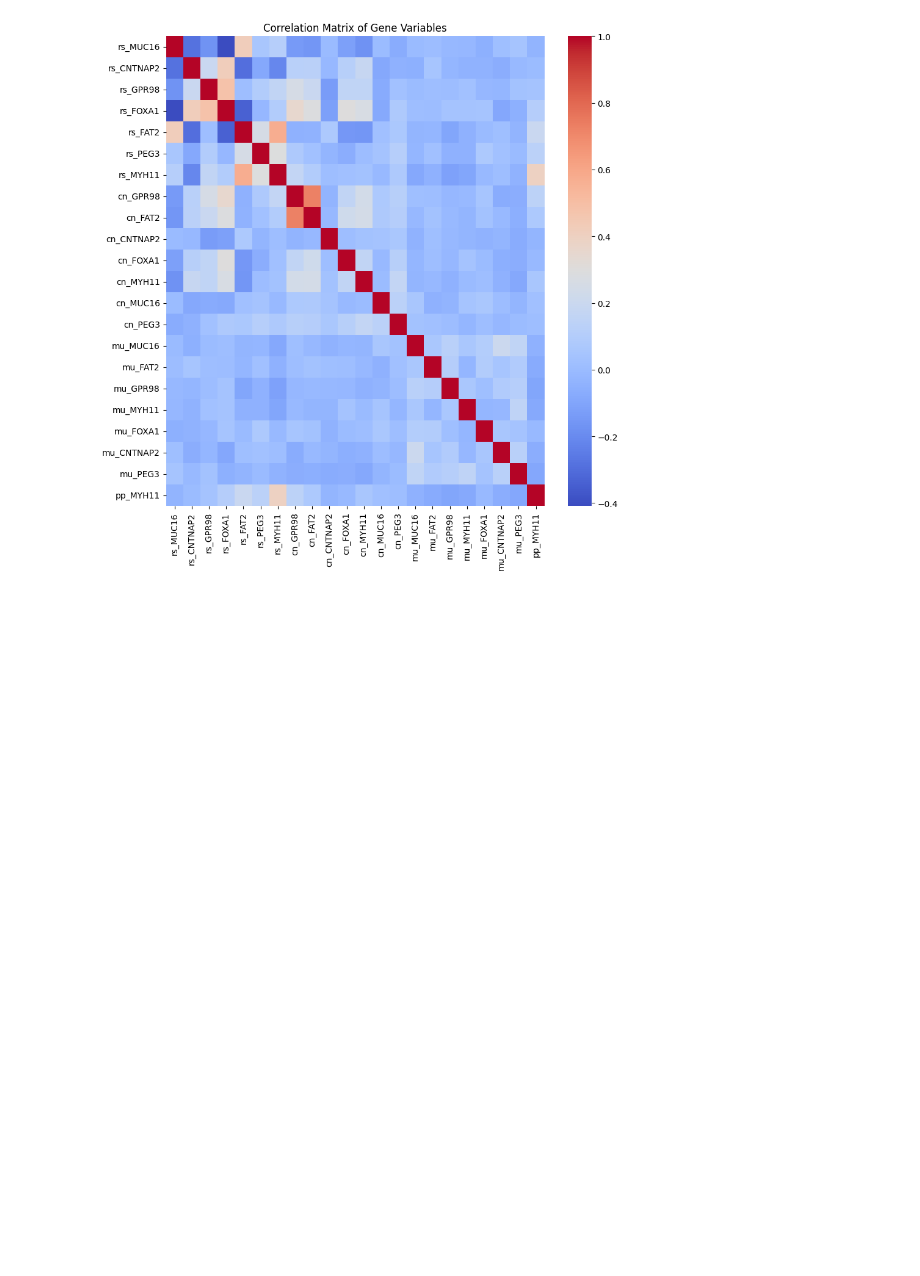
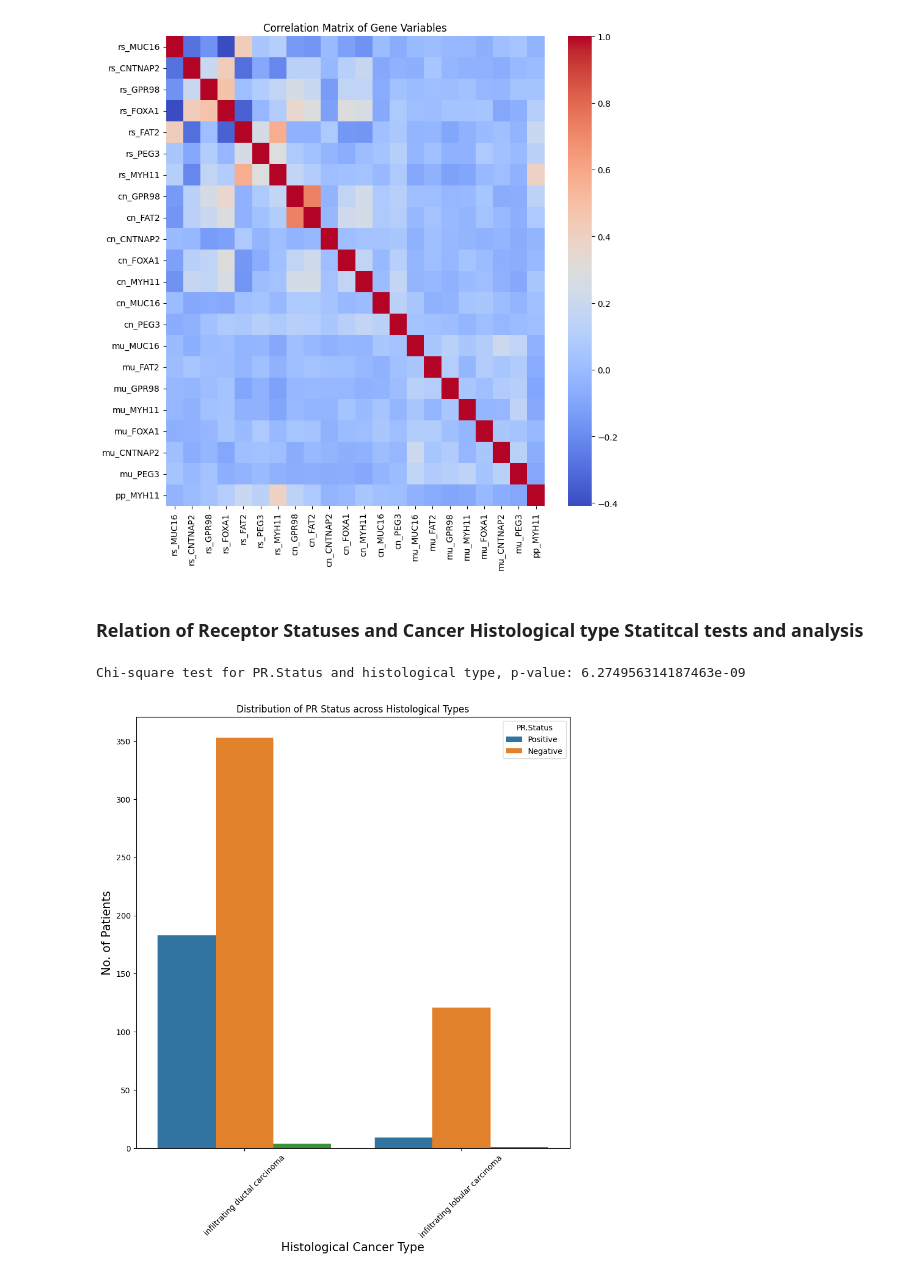
Before and after one commit to mehlu22/CSDS-458-Final-Project, a Jupyter notebook: final_code.ipynb, the cells around one changed output. Drawn from its saved outputs; the diff is of its cells as text; code cells hidden in the pictures; blank space fills up the shorter version.

Commit message:
Added outcomes correlation to Histological Types Plots and Chi-Squared Tests

```diff
--- a/final_code.ipynb
+++ b/final_code.ipynb
@@ -379,3 +387,41 @@ plt.title("Correlation Matrix of Gene Variables")
 plt.show()
 # %% [output]
 [figure]
+# %% [markdown]
+### Relation of Receptor Statuses and Cancer Histological type Statitcal tests and analysis
+# %%
+from scipy.stats import chi2_contingency
+from sklearn.impute import SimpleImputer
+
+# Impute missing values for PR.Status, ER.Status, and HER2.Final.Status
+imputer = SimpleImputer(strategy='most_frequent')
+for col in ['PR.Status', 'ER.Status', 'HER2.Final.Status']:
+    df[col] = imputer.fit_transform(df[[col]])
+    if col != 'HER2.Final.Status':
+        df[col] = df[col].replace({'Performed but Not Available': np.nan, 'Indeterminate': np.nan, 'Not Performed': np.nan})
+
+histological_mapping = {0: 'infiltrating ductal carcinoma', 1: 'infiltrating lobular carcinoma'}
+
+# Encode categorical variables
+le = LabelEncoder()
+df['histological.type'] = le.fit_transform(df['histological.type'].astype(str))
+df['PR.Status'] = le.fit_transform(df['PR.Status'].astype(str))
+
+# Map the encoded labels back to the original strings for plotting
+df['histological.type'] = df['histological.type'].map(histological_mapping)
+df = df.dropna()
+contingency_table_pr_histology = pd.crosstab(df['histological.type'], df['PR.Status'])
+chi2, p, dof, expected = chi2_contingency(contingency_table_pr_histology)
+print(f'Chi-square test for PR.Status and histological type, p-value: {p}')
+
+fig, ax = plt.subplots(figsize=(10, 10))
+sns.countplot(x='histological.type', hue='PR.Status', data=df)
+plt.title('Distribution of PR Status across Histological Types')
+plt.xticks(rotation=45)
+plt.xlabel("Histological Cancer Type", fontsize = 15)
+plt.ylabel("No. of Patients", fontsize = 15)
+plt.legend(title='PR.Status', labels=['Positive', 'Negative'])
+plt.show()
+# %% [output]
+Chi-square test for PR.Status and histological type, p-value: 6.274956314187463e-09
+[figure, added]
```
Also changed, not shown: parts of 13 cells of this notebook.
